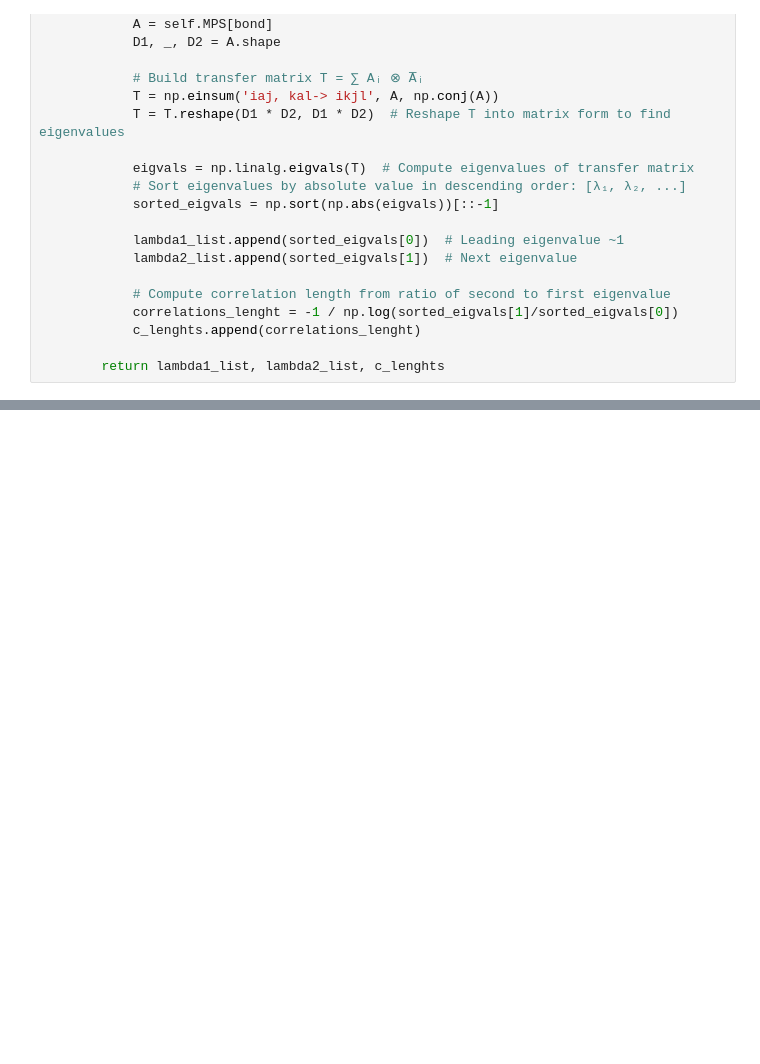
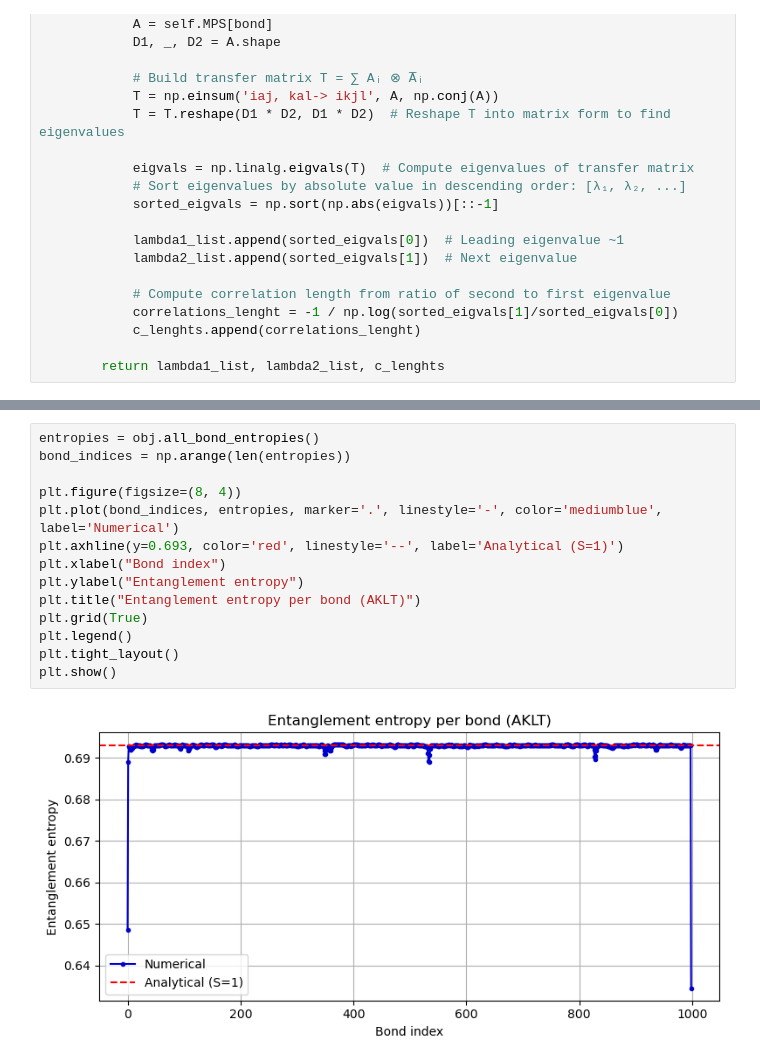
Before and after one commit to KiamehrJavid/QIC_FinProj, a Jupyter notebook: AKLT_iTEBD_Javid_Dominique_point3_draft.ipynb, the cells around one changed output, grey strips where cells are left out. Saved outputs shown, nothing was run; the diff lists cells and outputs as text; blank space fills up the shorter version.

```diff
--- a/AKLT_iTEBD_Javid_Dominique_point3_draft.ipynb
+++ b/AKLT_iTEBD_Javid_Dominique_point3_draft.ipynb
@@ -592,0 +609,16 @@ Total energy: -6662.987164098053
+# %%
+entropies = obj.all_bond_entropies()
+bond_indices = np.arange(len(entropies))
+
+plt.figure(figsize=(8, 4))
+plt.plot(bond_indices, entropies, marker='.', linestyle='-', color='mediumblue', label='Numerical')
+plt.axhline(y=0.693, color='red', linestyle='--', label='Analytical (S=1)')
+plt.xlabel("Bond index")
+plt.ylabel("Entanglement entropy")
+plt.title("Entanglement entropy per bond (AKLT)")
+plt.grid(True)
+plt.legend()
+plt.tight_layout()
+plt.show()
+# %% [output]
+[figure, added]
```
Also changed, not shown: parts of 4 cells of this notebook.
